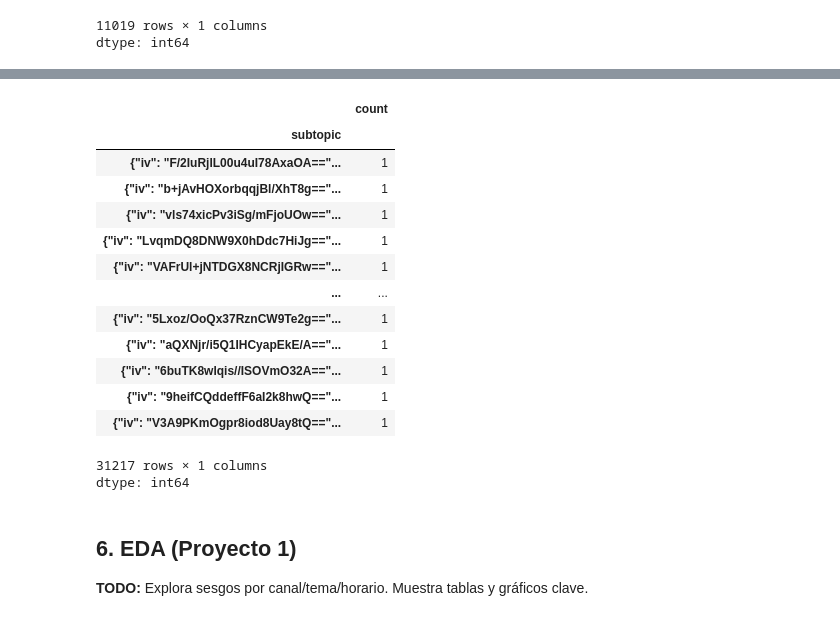
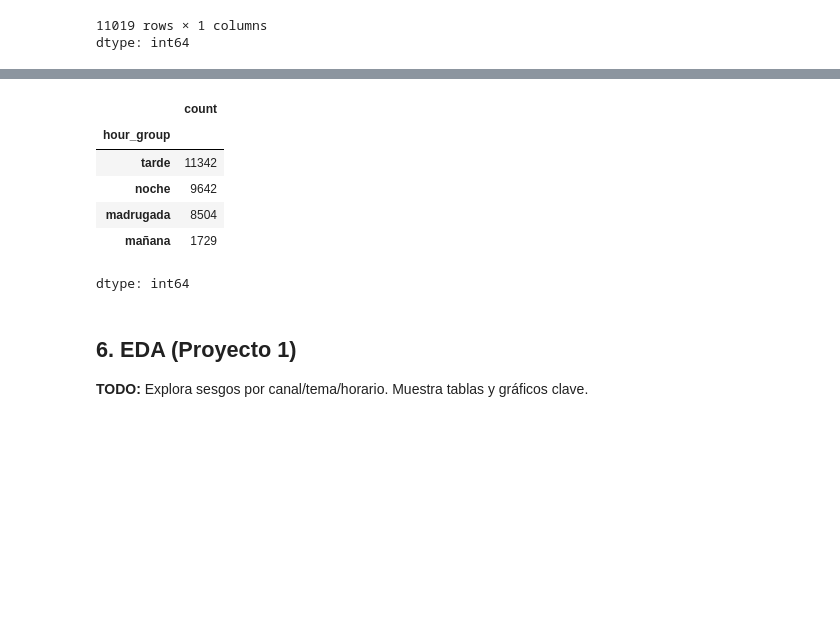
Before and after one commit to brojas7/AnaliticaHistorialYoutube, a Jupyter notebook: notebooks/main.ipynb, the cells around one changed output, grey strips where cells are left out. Cells and saved outputs as stored; diff of their text form; code cells hidden in the pictures; blank space fills up the shorter version.

```diff
--- a/notebooks/main.ipynb
+++ b/notebooks/main.ipynb
@@ -324,18 +306,10 @@ df_encrypted.head()
 # %%
-df_encrypted.subtopic.value_counts()
+df_main.hour_group.value_counts()
 # %% [output]
 |  | count |
-| subtopic |  |
-| {"iv": "F/2IuRjlL00u4uI78AxaOA=="... | 1 |
-| {"iv": "b+jAvHOXorbqqjBl/XhT8g=="... | 1 |
-| {"iv": "vls74xicPv3iSg/mFjoUOw=="... | 1 |
-| {"iv": "LvqmDQ8DNW9X0hDdc7HiJg=="... | 1 |
-| {"iv": "VAFrUl+jNTDGX8NCRjIGRw=="... | 1 |
-| ... | ... |
-| {"iv": "5Lxoz/OoQx37RznCW9Te2g=="... | 1 |
-| {"iv": "aQXNjr/i5Q1IHCyapEkE/A=="... | 1 |
-| {"iv": "6buTK8wlqis//ISOVmO32A=="... | 1 |
-| {"iv": "9heifCQddeffF6aI2k8hwQ=="... | 1 |
-| {"iv": "V3A9PKmOgpr8iod8Uay8tQ=="... | 1 |
+| hour_group |  |
+| tarde | 11342 |
+| noche | 9642 |
+| madrugada | 8504 |
+| mañana | 1729 |
-31217 rows × 1 columns
 dtype: int64
```
Also changed, not shown: parts of 10 cells of this notebook.
